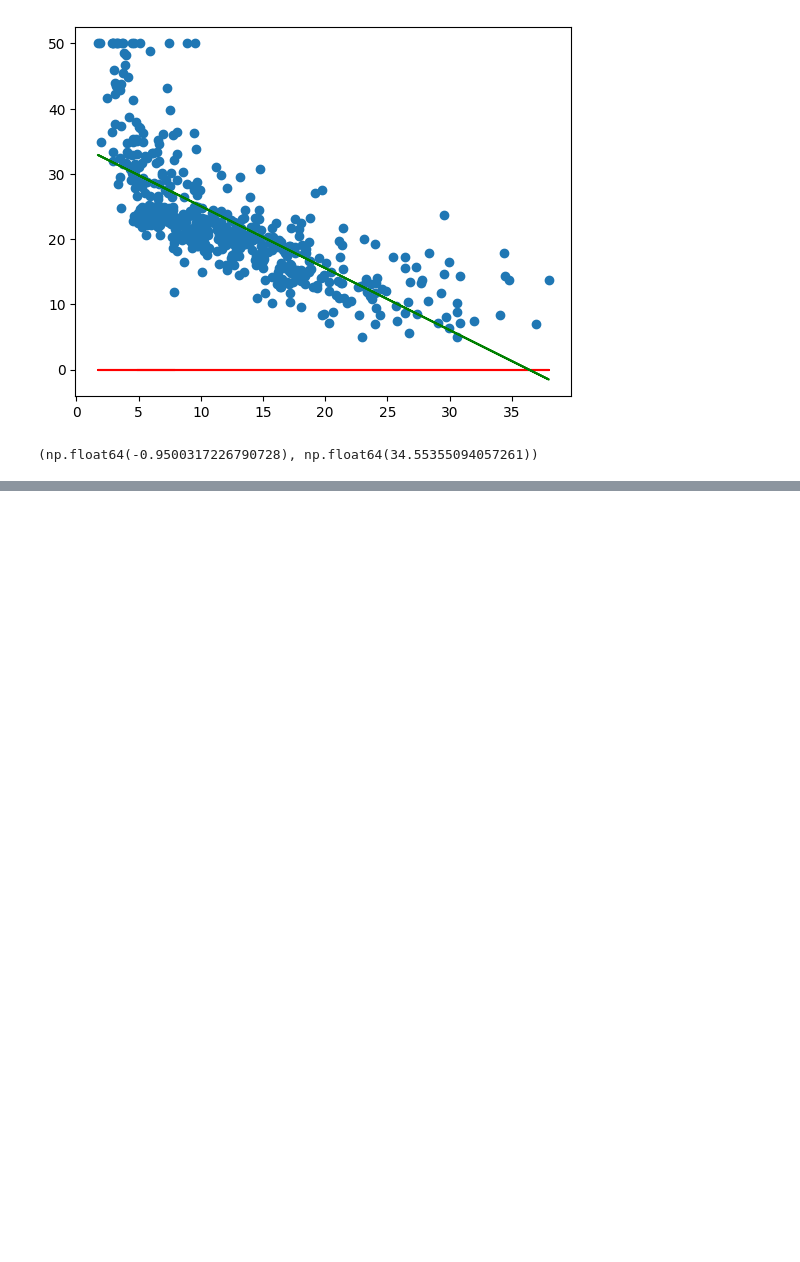
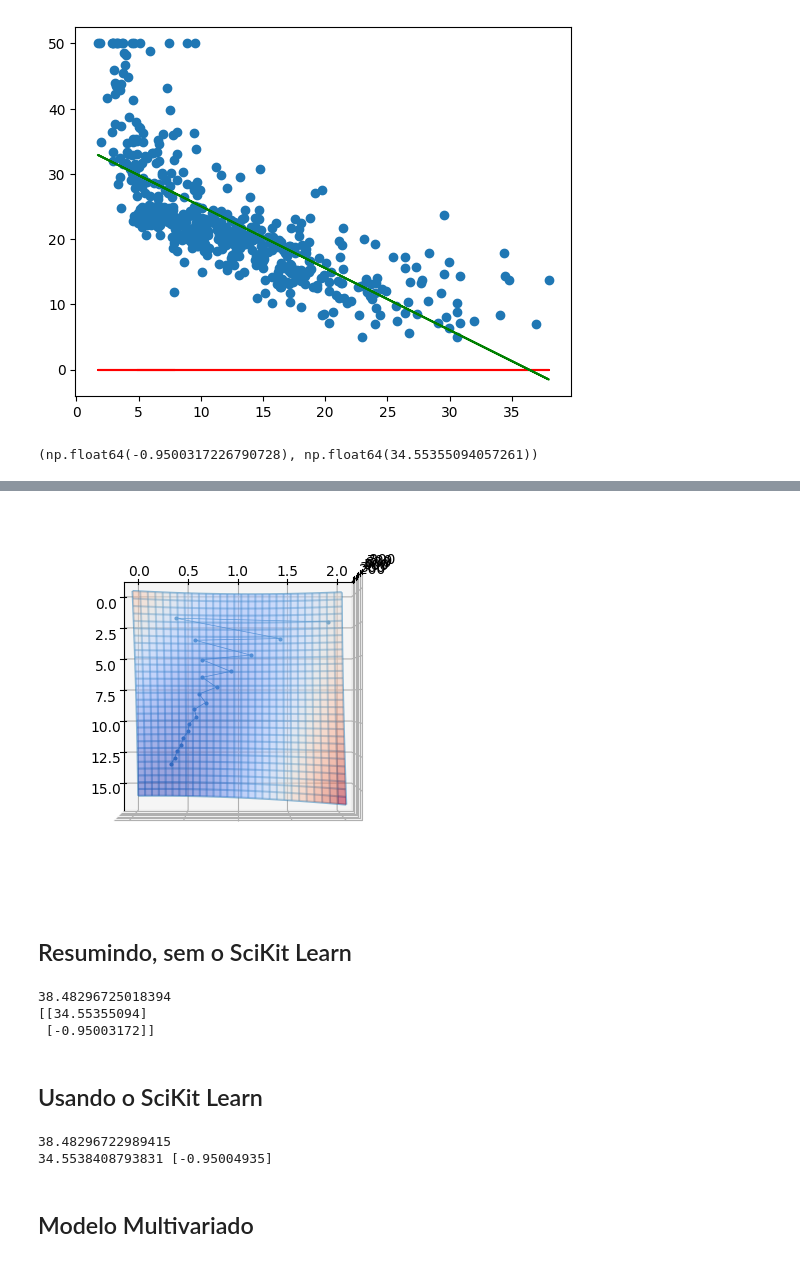
Before and after one commit to otaviolube/posdevai_IntArtAprMaq, a Jupyter notebook: RegressionBoston.ipynb, the cells around one changed output, grey strips where cells are left out. Cells and saved outputs as stored; diff of their text form; code cells hidden in the pictures; blank space fills up the shorter version.

```diff
--- a/RegressionBoston.ipynb
+++ b/RegressionBoston.ipynb
@@ -193,0 +311,62 @@ modelo.a, modelo.b
+# %%
+w0 = np.linspace(0,16,30)
+w1 = np.linspace(0,2,30)
+
+def z_function(W0, W1):
+    modelo = regressao_linear()
+    Erro = np.empty(W0.shape)
+    for j in range(Erro.shape[0]):
+        for k in range(Erro.shape[1]):
+            modelo.w[0] = W0[j][k]
+            modelo.w[1] = W1[j][k]
+            ypred = modelo.predict(X12)
+            mse = mean_squared_error(y, ypred)
+            Erro[j][k] = mse
+    return Erro
+
+
+ax = plt.axes(projection="3d")
+W0, W1 = np.meshgrid(w0, w1)
+Erro = z_function(W0, W1)
+
+ax.plot_wireframe(W0, W1, Erro, alpha=0.5)
+ax.plot_surface(W0, W1, Erro, rstride=1, cstride=1, alpha=0.5, cmap='coolwarm', edgecolor='none')
+
+modelo = regressao_linear()
+modelo.fit(X12, y)
+ypred = modelo.predict(X12)
+wh = np.array(modelo.wh)
+
+ax.plot(wh[:,0], wh[:,1], wh[:,2], marker='o', linewidth='0.5', markersize=2)
+ax.view_init(azim=0, elev=90)
+
+plt.show()
+# %% [output]
+[figure, added]
+# %% [markdown]
+## Resumindo, sem o SciKit Learn
+# %%
+modelo = regressao_linear()
+modelo.fit(X12, y)
+ypred = modelo.predict(X12)
+print(mean_squared_error(y, ypred))
+print(modelo.w)
+# %% [output]
+38.48296725018394
+[[34.55355094]
+ [-0.95003172]]
+# %% [markdown]
+## Usando o SciKit Learn
+# %%
+from sklearn.linear_model import LinearRegression
+
+modelo = LinearRegression()
+modelo.fit(X12, y)
+ypred = modelo.predict(X12)
+print(mean_squared_error(y, ypred))
+print(modelo.intercept_, modelo.coef_)
+# %% [output]
+38.48296722989415
+34.5538408793831 [-0.95004935]
+# %% [markdown]
+## Modelo Multivariado
```
Also changed, not shown: parts of 10 cells of this notebook, 1 other file.
